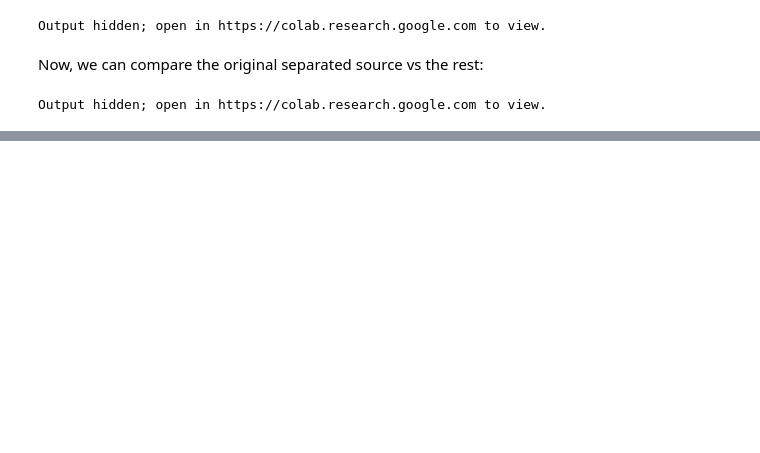
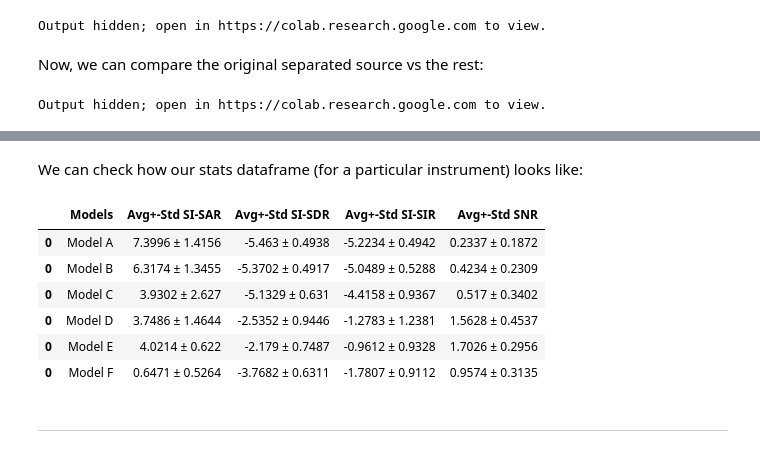
Before and after one commit to andrezg98/MusicSourceSep, a Jupyter notebook: Notebooks/Nussl/[TFG]_Bach10_Nussl_SepModel.ipynb, the cells around one changed output, grey strips where cells are left out. Drawn from its saved outputs; the diff is of its cells as text; code cells hidden in the pictures; blank space fills up the shorter version.

Commit message:
updated notebooks nussl folder

```diff
--- a/Notebooks/Nussl/[TFG]_Bach10_Nussl_SepModel.ipynb
+++ b/Notebooks/Nussl/[TFG]_Bach10_Nussl_SepModel.ipynb
@@ -818,7 +631,7 @@ concat_instr_str = '+'.join(sum_sources[Target_instrument][0])
 
 tfm = nussl_tfm.Compose([nussl_tfm.SumSources(sum_sources[Target_instrument]),])
 
-test_folder = f'Bach10_nussl_leaveSong{Leave_song}/test'
+test_folder = f'Bach10_nussl/Bach10_nussl_leaveSong{Leave_song}/test'
 test_dataset = hooks.MixSourceFolder(folder=test_folder, transform=tfm, stft_params=stft_params)
 
 print(f"Evaluating {Target_instrument} separator vs {concat_instr_str}.")
@@ -864,0 +722,9 @@ The script above iterates over items in the test dataset and calculates a lot of
+# %%
+modelA = {'Max_mixtures': 10, 'Hidden_size': 50, 'Num_layers': 1, 'Dropout': 0, 'Epoch_length': 10, 'Max_epochs': 1}
+modelB = {'Max_mixtures': 10, 'Hidden_size': 50, 'Num_layers': 2, 'Dropout': 0.2, 'Epoch_length': 10, 'Max_epochs': 1}
+modelC = {'Max_mixtures': 10, 'Hidden_size': 100, 'Num_layers': 2, 'Dropout': 0.2, 'Epoch_length': 10, 'Max_epochs': 1}
+modelD = {'Max_mixtures': 10, 'Hidden_size': 100, 'Num_layers': 2, 'Dropout': 0.2 , 'Epoch_length': 25, 'Max_epochs': 3}
+modelE = {'Max_mixtures': 10, 'Hidden_size': 200, 'Num_layers': 2, 'Dropout': 0.2, 'Epoch_length': 25, 'Max_epochs': 3}
+modelF = {'Max_mixtures': 1, 'Hidden_size': 200, 'Num_layers': 2, 'Dropout': 0.2, 'Epoch_length': 25, 'Max_epochs': 3}
+
+model_configs = [modelA, modelB, modelC, modelD, modelE, modelF]
@@ -864,0 +868,27 @@ The script above iterates over items in the test dataset and calculates a lot of
+# %%
+df_modelA = pd.read_csv('Bach10_nussl/ModelResults/SepModel_MaxMix=10_HSize=50_NLayers=1_Dropout=0_EpcLen=10_MaxEpc=1_FULL_EVAL_RESULTS.csv')
+df_modelB = pd.read_csv('Bach10_nussl/ModelResults/SepModel_MaxMix=10_HSize=50_NLayers=2_Dropout=0.2_EpcLen=10_MaxEpc=1_FULL_EVAL_RESULTS.csv')
+df_modelC = pd.read_csv('Bach10_nussl/ModelResults/SepModel_MaxMix=10_HSize=100_NLayers=2_Dropout=0.2_EpcLen=10_MaxEpc=1_FULL_EVAL_RESULTS.csv')
+df_modelD = pd.read_csv('Bach10_nussl/ModelResults/SepModel_MaxMix=10_HSize=100_NLayers=2_Dropout=0.2_EpcLen=25_MaxEpc=3_FULL_EVAL_RESULTS.csv')
+df_modelE = pd.read_csv('Bach10_nussl/ModelResults/SepModel_MaxMix=10_HSize=200_NLayers=2_Dropout=0.2_EpcLen=25_MaxEpc=3_FULL_EVAL_RESULTS.csv')
+df_modelF = pd.read_csv('Bach10_nussl/ModelResults/SepModel_MaxMix=1_HSize=200_NLayers=2_Dropout=0.2_EpcLen=25_MaxEpc=3_FULL_EVAL_RESULTS.csv')
+
+models = [df_modelA, df_modelB, df_modelC, df_modelD, df_modelE, df_modelF]
+model_name = ['Model A', 'Model B', 'Model C', 'Model D', 'Model E', 'Model F']
+# %%
+for f, instrument in enumerate(instruments):
+  all_models_stats_df = pd.DataFrame(columns=['Models','Avg+-Std SI-SAR', 'Avg+-Std SI-SDR', 'Avg+-Std SI-SIR', 'Avg+-Std SNR'])
+  for i, df_model in enumerate(models):
+    models_df = pd.DataFrame(columns=['Models','Avg+-Std SI-SAR', 'Avg+-Std SI-SDR', 'Avg+-Std SI-SIR', 'Avg+-Std SNR'])
+    models_df = models_df.append({'Models': model_name[i],
+                                  'Avg+-Std SI-SAR': df_model.loc[f, 'Avg+-Std SI-SAR'],
+                                  'Avg+-Std SI-SDR': df_model.loc[f, 'Avg+-Std SI-SDR'],
+                                  'Avg+-Std SI-SIR': df_model.loc[f, 'Avg+-Std SI-SIR'],
+                                  'Avg+-Std SNR': df_model.loc[f, 'Avg+-Std SNR']}
+                                  , ignore_index=True)
+
+    all_models_stats_df = all_models_stats_df.append(models_df)
+
+  fname = f"Bach10_nussl/ModelResults/SepModel_{instrument}_FULL_EVAL_RESULTS.csv"
+  all_models_stats_df.to_csv(fname)
+  print("Saved full evaluation csv to: ", fname)
@@ -864,0 +900,16 @@ The script above iterates over items in the test dataset and calculates a lot of
+# %% [markdown]
+We can check how our stats dataframe (for a particular instrument) looks like:
+# %%
+all_models_stats_df
+# %% [output]
+|  | Models | Avg+-Std SI-SAR | Avg+-Std SI-SDR | Avg+-Std SI-SIR | Avg+-Std SNR |
+| 0 | Model A | 7.3996 ± 1.4156 | -5.463 ± 0.4938 | -5.2234 ± 0.4942 | 0.2337 ± 0.1872 |
+| 0 | Model B | 6.3174 ± 1.3455 | -5.3702 ± 0.4917 | -5.0489 ± 0.5288 | 0.4234 ± 0.2309 |
+| 0 | Model C | 3.9302 ± 2.627 | -5.1329 ± 0.631 | -4.4158 ± 0.9367 | 0.517 ± 0.3402 |
+| 0 | Model D | 3.7486 ± 1.4644 | -2.5352 ± 0.9446 | -1.2783 ± 1.2381 | 1.5628 ± 0.4537 |
+| 0 | Model E | 4.0214 ± 0.622 | -2.179 ± 0.7487 | -0.9612 ± 0.9328 | 1.7026 ± 0.2956 |
+| 0 | Model F | 0.6471 ± 0.5264 | -3.7682 ± 0.6311 | -1.7807 ± 0.9112 | 0.9574 ± 0.3135 |
+# %% [markdown]
+
+
+---
```
Also changed, not shown: parts of 126 cells of this notebook, 1 other file.
